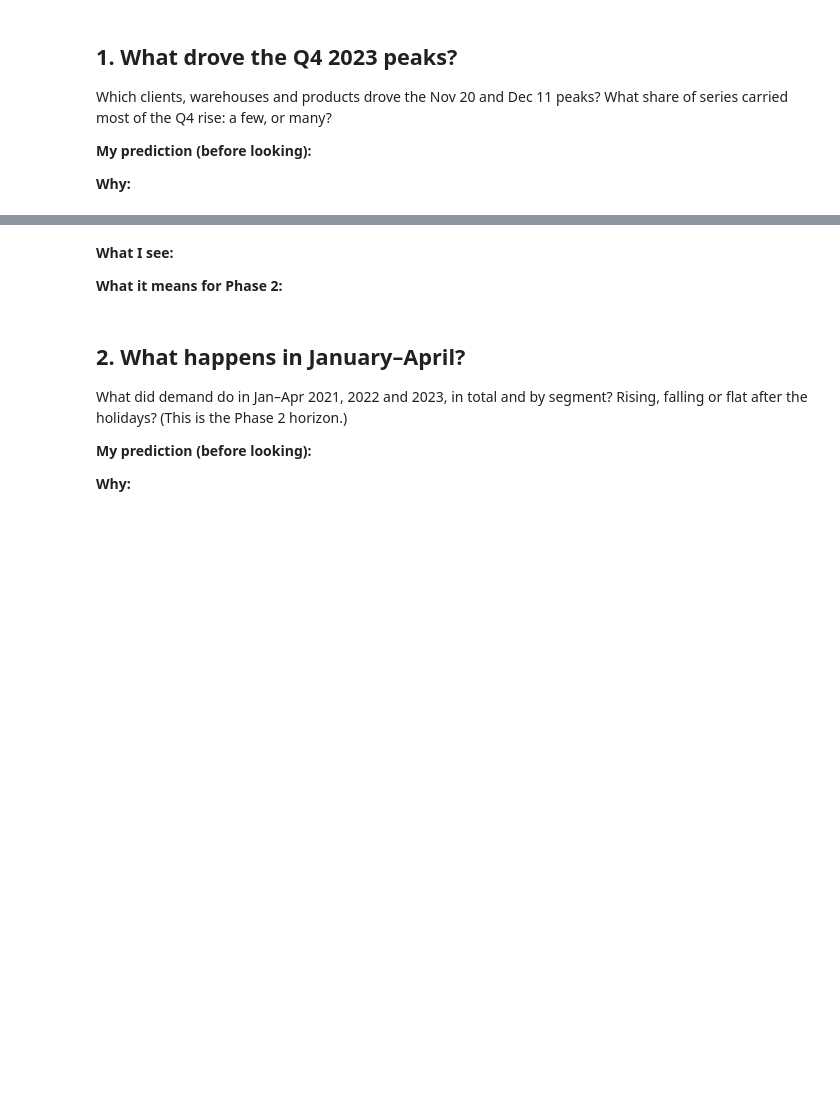
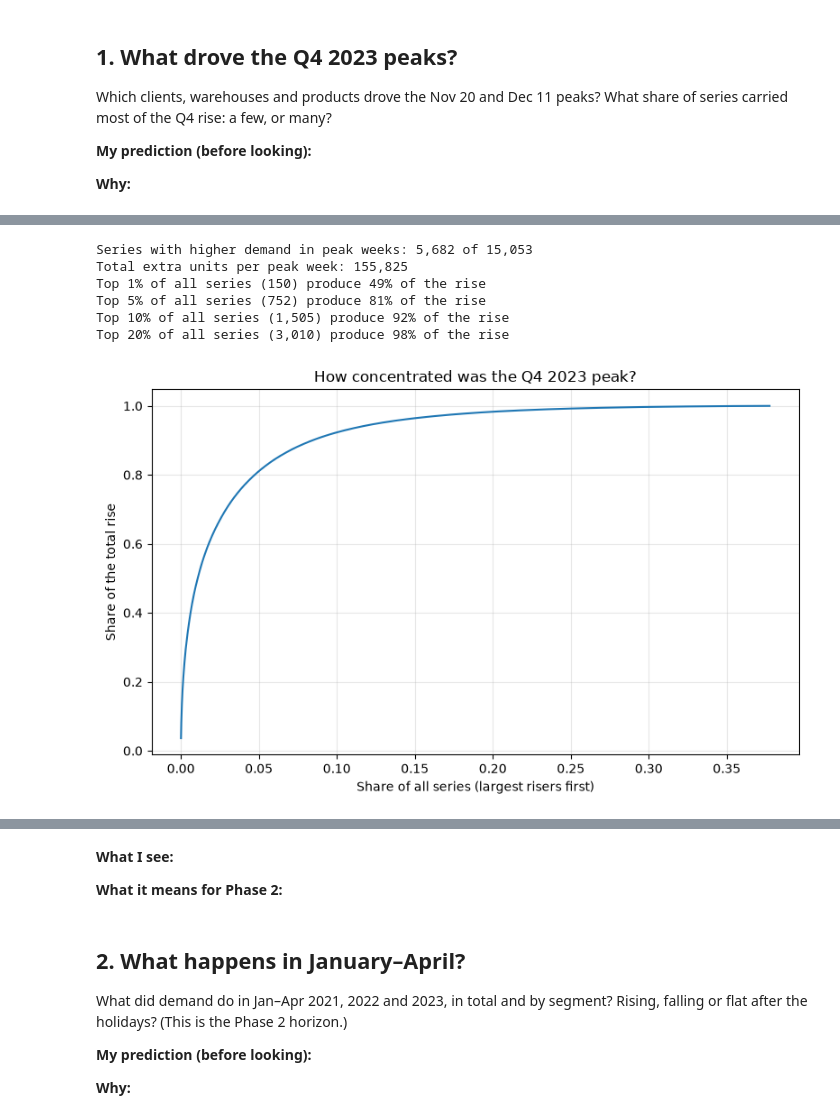
Before and after one commit to hozaifaanwar/vn1-forecasting, a Jupyter notebook: notebooks/08_session8_demand.ipynb, the cells around one changed output, grey strips where cells are left out. Saved outputs shown, nothing was run; the diff lists cells and outputs as text; code cells hidden in the pictures; blank space fills up the shorter version.

```diff
--- a/notebooks/08_session8_demand.ipynb
+++ b/notebooks/08_session8_demand.ipynb
@@ -60,0 +139,33 @@ Which clients, warehouses and products drove the Nov 20 and Dec 11 peaks? What s
+# %%
+# Q1b: uplift per series = average of the two peak weeks minus a "normal" baseline
+peak_weeks = [pd.Timestamp("2023-11-20"), pd.Timestamp("2023-12-11")]
+baseline_weeks = phase1_weeks[:6]          # 2023-10-09 to 2023-11-13, before the peak
+
+uplift = sales[peak_weeks].mean(axis=1) - sales[baseline_weeks].mean(axis=1)
+positive = uplift[uplift > 0].sort_values(ascending=False)
+
+print(f"Series with higher demand in peak weeks: {len(positive):,} of {len(uplift):,}")
+print(f"Total extra units per peak week: {positive.sum():,.0f}")
+
+# Cumulative share: what share of series produce what share of the rise?
+cum_share = positive.cumsum() / positive.sum()
+for pct in [0.01, 0.05, 0.10, 0.20]:
+    n = int(len(uplift) * pct)
+    print(f"Top {pct:.0%} of all series ({n:,}) produce {cum_share.iloc[n-1]:.0%} of the rise")
+
+plt.figure(figsize=(8, 5))
+plt.plot(np.arange(1, len(cum_share) + 1) / len(uplift), cum_share.values)
+plt.xlabel("Share of all series (largest risers first)")
+plt.ylabel("Share of the total rise")
+plt.title("How concentrated was the Q4 2023 peak?")
+plt.grid(alpha=0.3)
+plt.tight_layout()
+plt.show()
+# %% [output]
+Series with higher demand in peak weeks: 5,682 of 15,053
+Total extra units per peak week: 155,825
+Top 1% of all series (150) produce 49% of the rise
+Top 5% of all series (752) produce 81% of the rise
+Top 10% of all series (1,505) produce 92% of the rise
+Top 20% of all series (3,010) produce 98% of the rise
+[figure, added]
```
Also changed, not shown: parts of 21 cells of this notebook, 4 other files.
